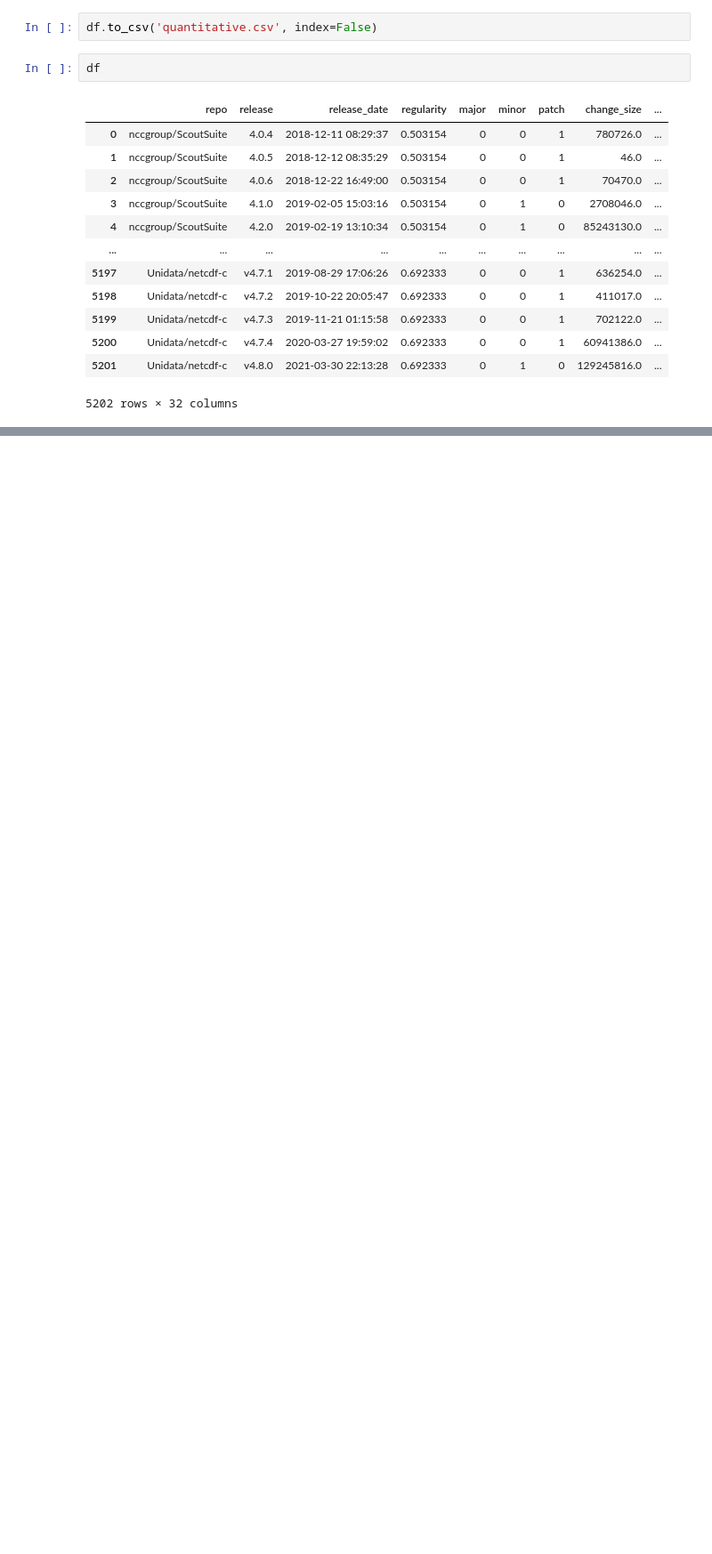
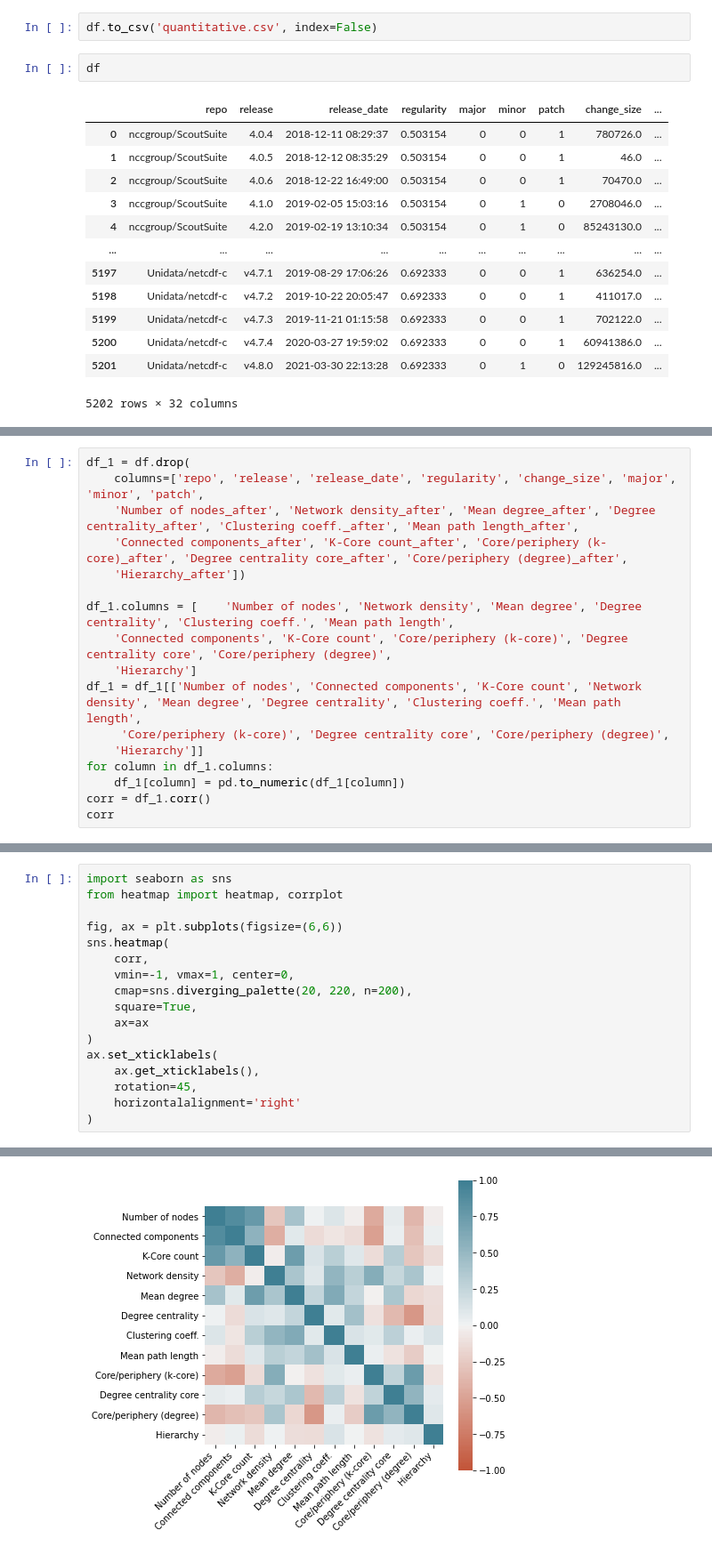
Before and after one commit to csepanyij/master-thesis, a Jupyter notebook: notebooks/quantitative.ipynb, the cells around one changed output, grey strips where cells are left out. Shown at 89% size. Drawn from its saved outputs; the diff is of its cells as text; blank space fills up the shorter version.

```diff
--- a/notebooks/quantitative.ipynb
+++ b/notebooks/quantitative.ipynb
@@ -574,0 +666,17 @@ res_ols.rsquared
+# %%
+df_1 = df.drop(
+    columns=['repo', 'release', 'release_date', 'regularity', 'change_size', 'major', 'minor', 'patch',
+    'Number of nodes_after', 'Network density_after', 'Mean degree_after', 'Degree centrality_after', 'Clustering coeff._after', 'Mean path length_after',
+    'Connected components_after', 'K-Core count_after', 'Core/periphery (k-core)_after', 'Degree centrality core_after', 'Core/periphery (degree)_after',
+    'Hierarchy_after'])
+
+df_1.columns = [    'Number of nodes', 'Network density', 'Mean degree', 'Degree centrality', 'Clustering coeff.', 'Mean path length',
+    'Connected components', 'K-Core count', 'Core/periphery (k-core)', 'Degree centrality core', 'Core/periphery (degree)',
+    'Hierarchy']
+df_1 = df_1[['Number of nodes', 'Connected components', 'K-Core count', 'Network density', 'Mean degree', 'Degree centrality', 'Clustering coeff.', 'Mean path length',
+     'Core/periphery (k-core)', 'Degree centrality core', 'Core/periphery (degree)',
+    'Hierarchy']]
+for column in df_1.columns:
+    df_1[column] = pd.to_numeric(df_1[column])
+corr = df_1.corr()
+corr
@@ -574,0 +697,18 @@ res_ols.rsquared
+# %%
+import seaborn as sns
+from heatmap import heatmap, corrplot
+
+fig, ax = plt.subplots(figsize=(6,6))
+sns.heatmap(
+    corr,
+    vmin=-1, vmax=1, center=0,
+    cmap=sns.diverging_palette(20, 220, n=200),
+    square=True,
+    ax=ax
+)
+ax.set_xticklabels(
+    ax.get_xticklabels(),
+    rotation=45,
+    horizontalalignment='right'
+)
+# %% [output]
@@ -574,0 +727 @@ res_ols.rsquared
+[figure, added]
```
Also changed, not shown: parts of 11 cells of this notebook, 8 other files.
